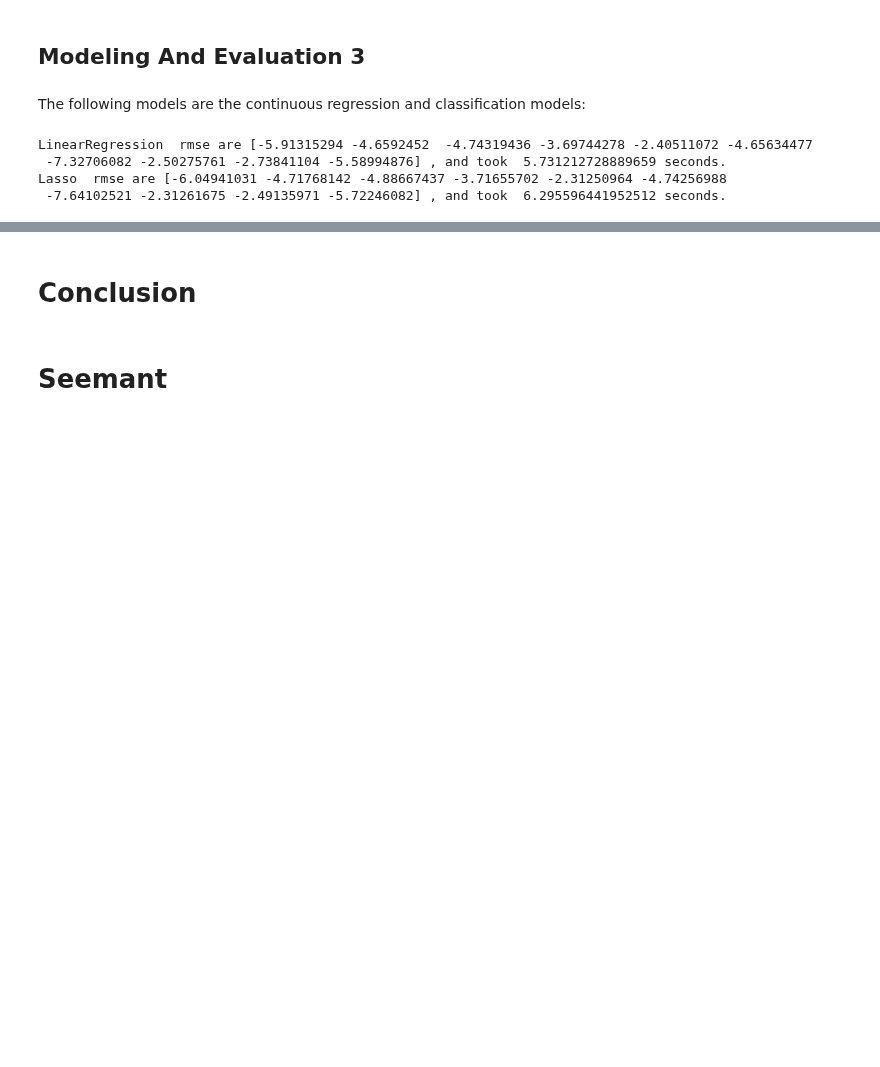
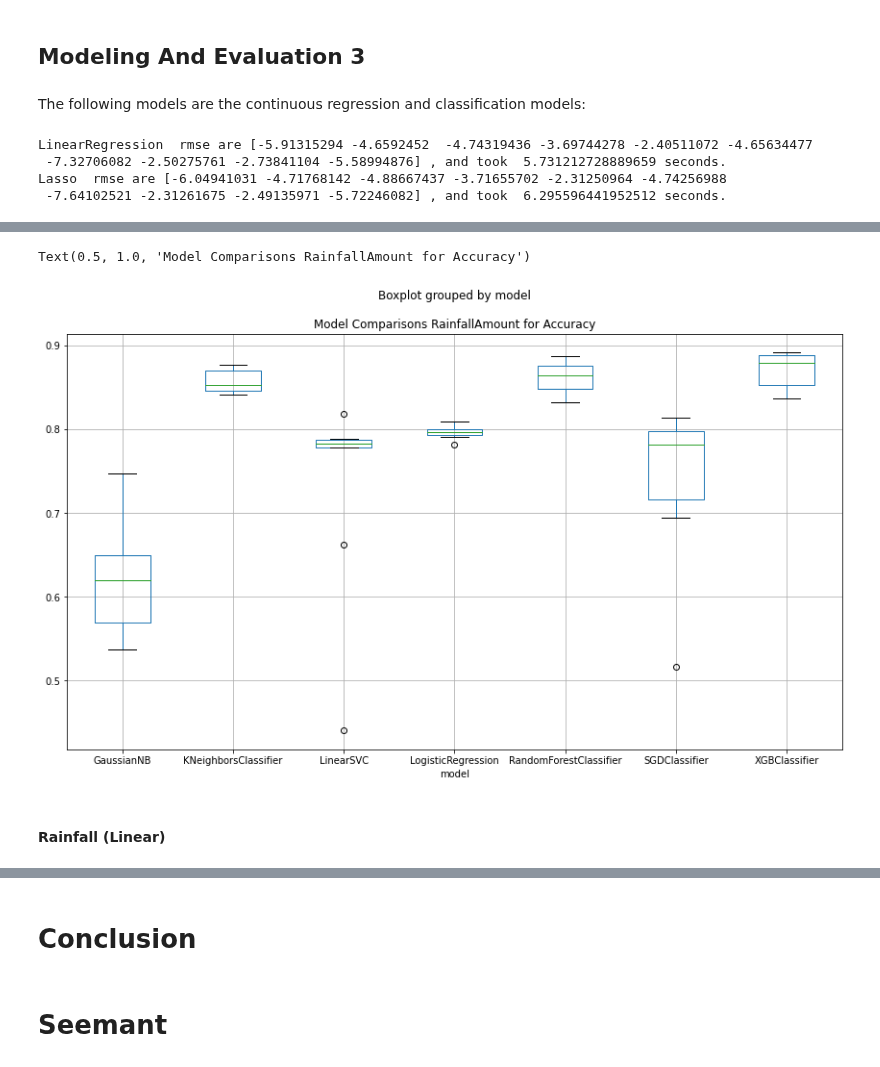
Before and after one commit to ravisiv/AussieWeatherEDA, a Jupyter notebook: Lab2_Group3_Chowdhury_Mittal_Srivastava_Sivaraman.ipynb, the cells around one changed output, grey strips where cells are left out. Cells and saved outputs as stored; diff of their text form; code cells hidden in the pictures; blank space fills up the shorter version.

```diff
--- a/Lab2_Group3_Chowdhury_Mittal_Srivastava_Sivaraman.ipynb
+++ b/Lab2_Group3_Chowdhury_Mittal_Srivastava_Sivaraman.ipynb
@@ -781,0 +758,41 @@ print(df_testscores)
+# %%
+from scipy.stats import f_oneway
+#from statsmodels.stats.multicomp import pairwise_tukeyhsd
+import statsmodels.stats.multicomp as multi
+from scipy import stats
+
+
+GaussianNB_stat = model_stats_rainfallamount['GaussianNB'][0]["test_score"].tolist()
+SGDClassifier_stat = model_stats_rainfallamount['SGDClassifier'][0]["test_score"].tolist()
+RandomForestClassifier_stat = model_stats_rainfallamount['RandomForestClassifier'][0]["test_score"].tolist()
+LogisticRegression_stat = model_stats_rainfallamount['LogisticRegression'][0]["test_score"].tolist()
+KNeighborsClassifier_stat = model_stats_raintomorrow['KNeighborsClassifier'][0]["test_score"].tolist()
+LinearSVC_stat = model_stats_rainfallamount['LinearSVC'][0]["test_score"].tolist()
+XGBClassifier_stat = model_stats_rainfallamount['XGBClassifier'][0]["test_score"].tolist()
+
+anova_result = f_oneway(GaussianNB_stat, SGDClassifier_stat, RandomForestClassifier_stat,
+                        LogisticRegression_stat, KNeighborsClassifier_stat,LinearSVC_stat,XGBClassifier_stat)
+
+df_testscores_ra = pd.DataFrame({'score':GaussianNB_stat + SGDClassifier_stat +RandomForestClassifier_stat + LogisticRegression_stat+KNeighborsClassifier_stat+LinearSVC_stat+XGBClassifier_stat,
+                   'model': np.repeat(["GaussianNB", "SGDClassifier", "RandomForestClassifier","LogisticRegression","KNeighborsClassifier","LinearSVC","XGBClassifier"], repeats=10)})
+
+tukey = multi.pairwise_tukeyhsd(endog=df_testscores_ra['score'],
+                          groups=df_testscores_ra['model'],
+                          alpha=0.05)
+
+
+multi_comp = multi.MultiComparison(df_testscores_ra['score'],
+                          df_testscores_ra['model'],
+                          )
+
+tukey_2 = multi_comp.tukeyhsd(alpha=.05)
+kruskal = multi_comp.kruskal()
+allpair = multi_comp.allpairtest(stats.ttest_rel, method='Holm', alpha=.05)
+allpair_bonf = multi_comp.allpairtest(stats.ttest_rel, method='bonf', alpha=.05)
+
+rank = multi_comp.getranks()
+
+print (allpair[0])
+print (allpair_bonf[0])
+print(tukey)
+print(kruskal)
@@ -781,0 +817,8 @@ print(df_testscores)
+# %%
+df_testscores_ra.boxplot("score",by="model", showfliers=True, figsize= (14,8))
+plt.title('Model Comparisons RainfallAmount for Accuracy')
+# %% [output]
+Text(0.5, 1.0, 'Model Comparisons RainfallAmount for Accuracy')
+[figure, added]
+# %% [markdown]
+#### Rainfall (Linear)
```
Also changed, not shown: parts of 49 cells of this notebook, 2 other files.
